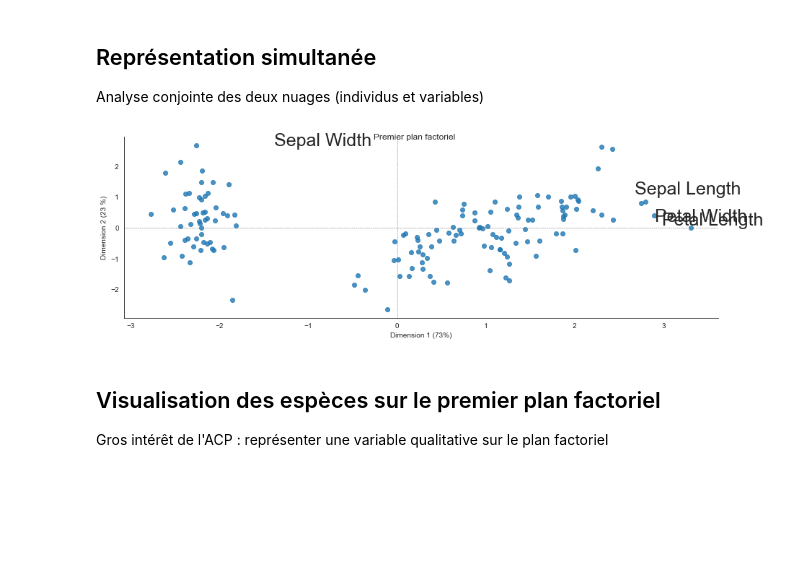
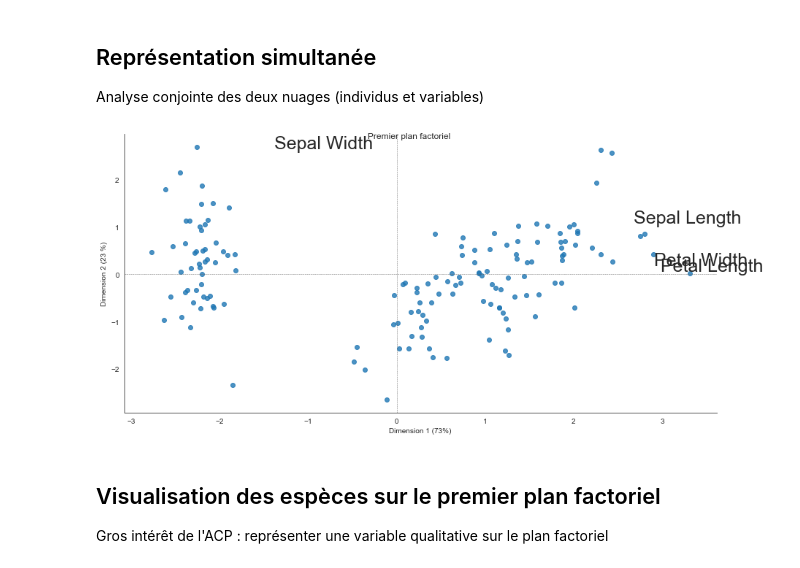
Before and after one commit to fxjollois/cours-2023-2024, a Jupyter notebook: ufr--m1-dci--ecd/seance3-acp-python.ipynb, the cells around one changed output. Drawn from its saved outputs; the diff is of its cells as text; code cells hidden in the pictures; blank space fills up the shorter version.

```diff
--- a/ufr--m1-dci--ecd/seance3-acp-python.ipynb
+++ b/ufr--m1-dci--ecd/seance3-acp-python.ipynb
@@ -196,8 +196,13 @@ axes.set_ylim(-1, 1)
 axes.axvline(x = 0, color = 'lightgray', linestyle = '--', linewidth = 1)
 axes.axhline(y = 0, color = 'lightgray', linestyle = '--', linewidth = 1)
 for j in range(coordvar_df.shape[0]):
-    axes.text(coordvar_df["PC1"][j],coordvar_df["PC2"][j], coordvar_df.index[j], size = 25)
-    axes.plot([0,coordvar_df["PC1"][j]], [0,coordvar_df["PC2"][j]], color = "gray", linestyle = 'dashed')
+    axes.text(coordvar_df["PC1"].iloc[j],
+              coordvar_df["PC2"].iloc[j],
+              coordvar_df.index[j],
+              size = 25)
+    axes.plot([0,coordvar_df["PC1"].iloc[j]],
+              [0,coordvar_df["PC2"].iloc[j]],
+              color = "gray", linestyle = 'dashed')
 plt.gca().add_artist(plt.Circle((0,0),1,color='blue',fill=False))
 
 plt.show()
@@ -208,23 +213,24 @@ plt.show()
 
 Analyse conjointe des deux nuages (individus et variables)
 # %%
-g_pca = seaborn.lmplot(x = "Dim1", y = "Dim2", data = iris_pca_df, fit_reg = False,
-                       height = 4, aspect = 3)
+g_pca = seaborn.lmplot(x = "Dim1", y = "Dim2",
+                       data = iris_pca_df, fit_reg = False,
+                       height = 6, aspect = 2)
 
 g_pca.set(xlabel = "Dimension 1 (73%)", ylabel = "Dimension 2 (23 %)")
 g_pca.fig.suptitle("Premier plan factoriel")
 
 axes = g_pca.axes[0,0]
 for j in range(coordvar_df.shape[0]):
-    axes.text(3 * coordvar_df["PC1"][j],
-              3 * coordvar_df["PC2"][j],
+    axes.text(3 * coordvar_df["PC1"].iloc[j],
+              3 * coordvar_df["PC2"].iloc[j],
               coordvar_df.index[j], size = 25)
 plt.axvline(x = iris_pca_df.Dim1.mean(), linewidth = .5, color = "dimgray", linestyle = "--")
 plt.axhline(y = iris_pca_df.Dim2.mean(), linewidth = .5, color = "dimgray", linestyle = "--")
 
 plt.show()
 # %% [output]
-[figure, old version]
+[figure, new version]
 # %% [markdown]
 ## Visualisation des espèces sur le premier plan factoriel
 
```
Also changed, not shown: parts of 5 cells of this notebook, 7 other files.
